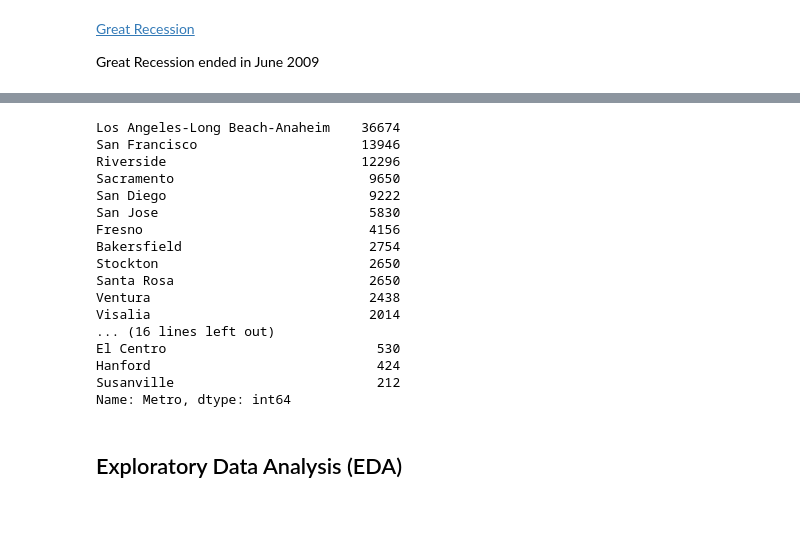
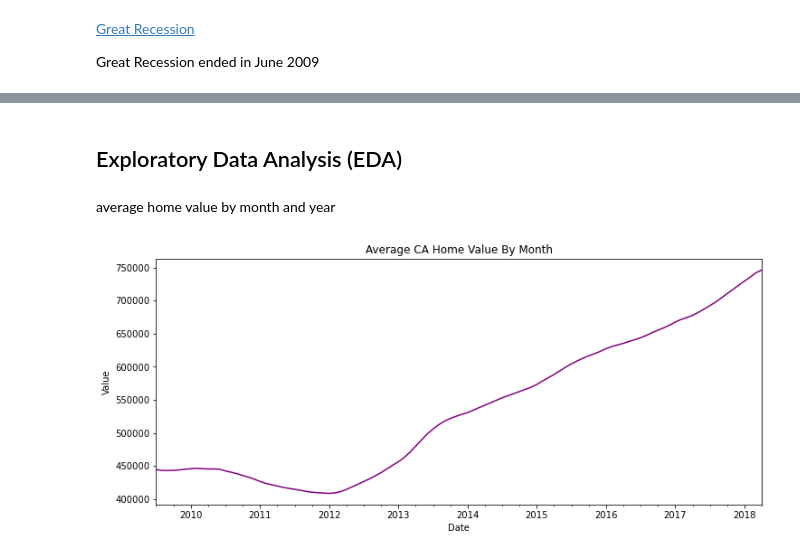
Before and after one commit to jennifernha/Zillow-Time-Series, a Jupyter notebook: Zillow Time Series Analysis.ipynb, the cells around one changed output, grey strips where cells are left out. Saved outputs shown, nothing was run; the diff lists cells and outputs as text; code cells hidden in the pictures; blank space fills up the shorter version.

```diff
--- a/Zillow Time Series Analysis.ipynb
+++ b/Zillow Time Series Analysis.ipynb
@@ -159,22 +227,14 @@ memory usage: 6.9+ MB
-# %%
-melted_df['Metro'].value_counts()
-# %% [output]
-Los Angeles-Long Beach-Anaheim    36674
-San Francisco                     13946
-Riverside                         12296
-Sacramento                         9650
-San Diego                          9222
-San Jose                           5830
-Fresno                             4156
-Bakersfield                        2754
-Stockton                           2650
-Santa Rosa                         2650
-Ventura                            2438
-Visalia                            2014
-... (16 lines left out)
-El Centro                           530
-Hanford                             424
-Susanville                          212
-Name: Metro, dtype: int64
 # %% [markdown]
 ## Exploratory Data Analysis (EDA)
+# %% [markdown]
+average home value by month and year
+# %%
+# Resample data by month
+monthly_data = melted_df['value'].resample('MS').mean()
+monthly_data = monthly_data.fillna(monthly_data.bfill())
+monthly_data.plot(figsize=(12,5), color='purple')
+plt.title('Average CA Home Value By Month')
+plt.ylabel('Value')
+plt.show()
+# %% [output]
+[figure, added]
```
Also changed, not shown: parts of 40 cells of this notebook.
